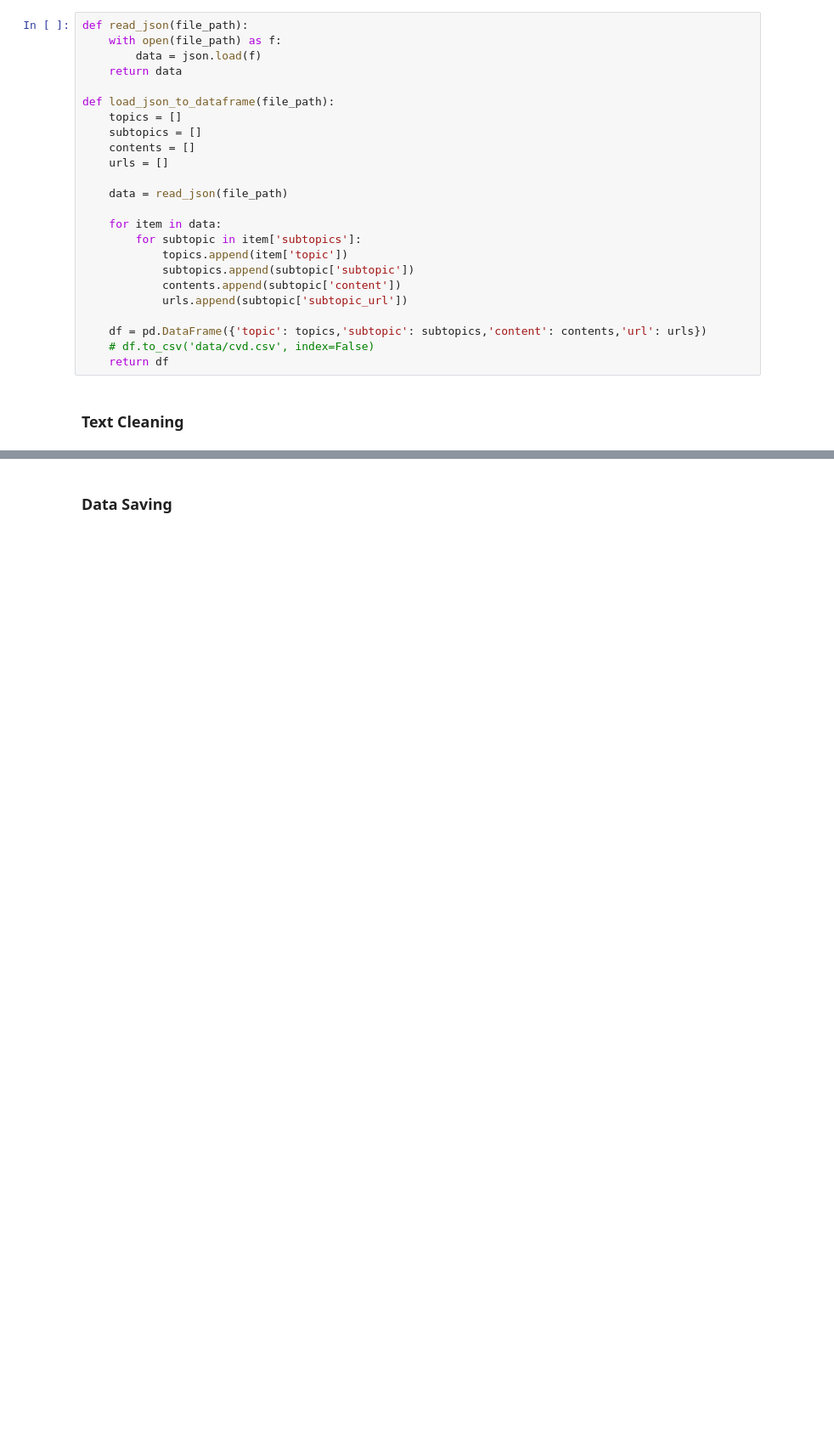
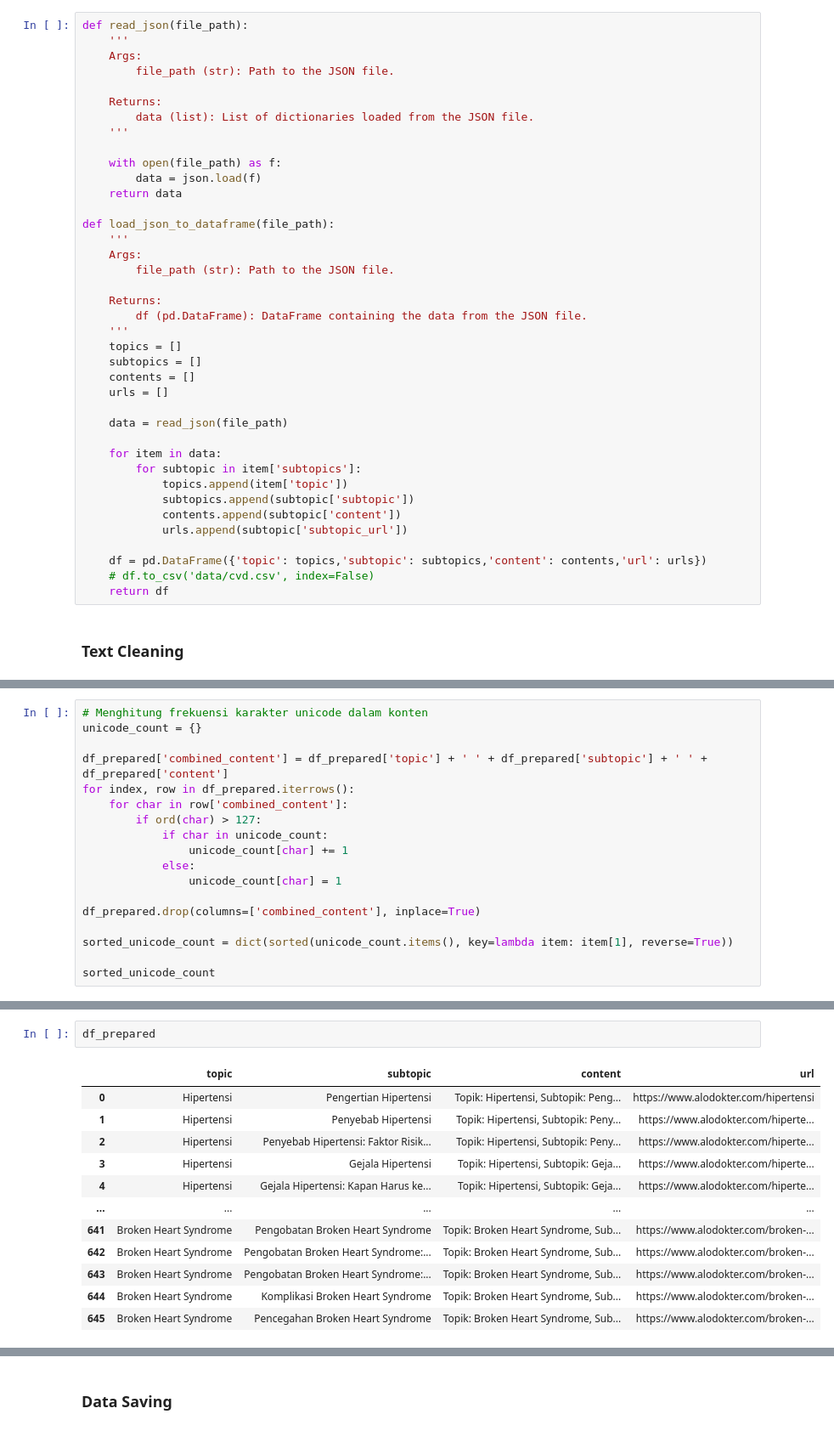
Before and after one commit to attariqazhar/Indo_CVD_RAG, a Jupyter notebook: Scraping, EDA, Preparation/data_preparation.ipynb, the cells around one changed output, grey strips where cells are left out. Shown at 85% size. Drawn from its saved outputs; the diff is of its cells as text; blank space fills up the shorter version.

Commit message:
Updated data_preparation and EDA
added comments on both files

```diff
--- a/Scraping, EDA, Preparation/data_preparation.ipynb
+++ b/Scraping, EDA, Preparation/data_preparation.ipynb
@@ -9,11 +10,26 @@ import pandas as pd
 ### Data Gathering
 # %%
 def read_json(file_path):
+    '''
+    Args:
+        file_path (str): Path to the JSON file.
+
+    Returns:
+        data (list): List of dictionaries loaded from the JSON file.
+    '''
+
     with open(file_path) as f:
         data = json.load(f)
     return data
 
 def load_json_to_dataframe(file_path):
+    '''
+    Args:
+        file_path (str): Path to the JSON file.
+
+    Returns:
+        df (pd.DataFrame): DataFrame containing the data from the JSON file.
+    '''
     topics = []
     subtopics = []
     contents = []
@@ -78,3 +114,21 @@ df_prepared.head()
 | 2 | Hipertensi | Penyebab Hipertensi: Faktor Risik... | Topik: Hipertensi, Subtopik: Peny... | https://www.alodokter.com/hiperte... |
 | 3 | Hipertensi | Gejala Hipertensi | Topik: Hipertensi, Subtopik: Geja... | https://www.alodokter.com/hiperte... |
 | 4 | Hipertensi | Gejala Hipertensi: Kapan Harus ke... | Topik: Hipertensi, Subtopik: Geja... | https://www.alodokter.com/hiperte... |
+# %%
+# Menghitung frekuensi karakter unicode dalam konten
+unicode_count = {}
+
+df_prepared['combined_content'] = df_prepared['topic'] + ' ' + df_prepared['subtopic'] + ' ' + df_prepared['content']
+for index, row in df_prepared.iterrows():
+    for char in row['combined_content']:
+        if ord(char) > 127:
+            if char in unicode_count:
+                unicode_count[char] += 1
+            else:
+                unicode_count[char] = 1
+
+df_prepared.drop(columns=['combined_content'], inplace=True)
+
+sorted_unicode_count = dict(sorted(unicode_count.items(), key=lambda item: item[1], reverse=True))
+
+sorted_unicode_count
@@ -80,0 +137,15 @@ df_prepared.head()
+# %%
+df_prepared
+# %% [output]
+|  | topic | subtopic | content | url |
+| 0 | Hipertensi | Pengertian Hipertensi | Topik: Hipertensi, Subtopik: Peng... | https://www.alodokter.com/hipertensi |
+| 1 | Hipertensi | Penyebab Hipertensi | Topik: Hipertensi, Subtopik: Peny... | https://www.alodokter.com/hiperte... |
+| 2 | Hipertensi | Penyebab Hipertensi: Faktor Risik... | Topik: Hipertensi, Subtopik: Peny... | https://www.alodokter.com/hiperte... |
+| 3 | Hipertensi | Gejala Hipertensi | Topik: Hipertensi, Subtopik: Geja... | https://www.alodokter.com/hiperte... |
+| 4 | Hipertensi | Gejala Hipertensi: Kapan Harus ke... | Topik: Hipertensi, Subtopik: Geja... | https://www.alodokter.com/hiperte... |
+| ... | ... | ... | ... | ... |
+| 641 | Broken Heart Syndrome | Pengobatan Broken Heart Syndrome | Topik: Broken Heart Syndrome, Sub... | https://www.alodokter.com/broken-... |
+| 642 | Broken Heart Syndrome | Pengobatan Broken Heart Syndrome:... | Topik: Broken Heart Syndrome, Sub... | https://www.alodokter.com/broken-... |
+| 643 | Broken Heart Syndrome | Pengobatan Broken Heart Syndrome:... | Topik: Broken Heart Syndrome, Sub... | https://www.alodokter.com/broken-... |
+| 644 | Broken Heart Syndrome | Komplikasi Broken Heart Syndrome | Topik: Broken Heart Syndrome, Sub... | https://www.alodokter.com/broken-... |
+| 645 | Broken Heart Syndrome | Pencegahan Broken Heart Syndrome | Topik: Broken Heart Syndrome, Sub... | https://www.alodokter.com/broken-... |
```
Also changed, not shown: parts of 6 cells of this notebook, 6 other files.
